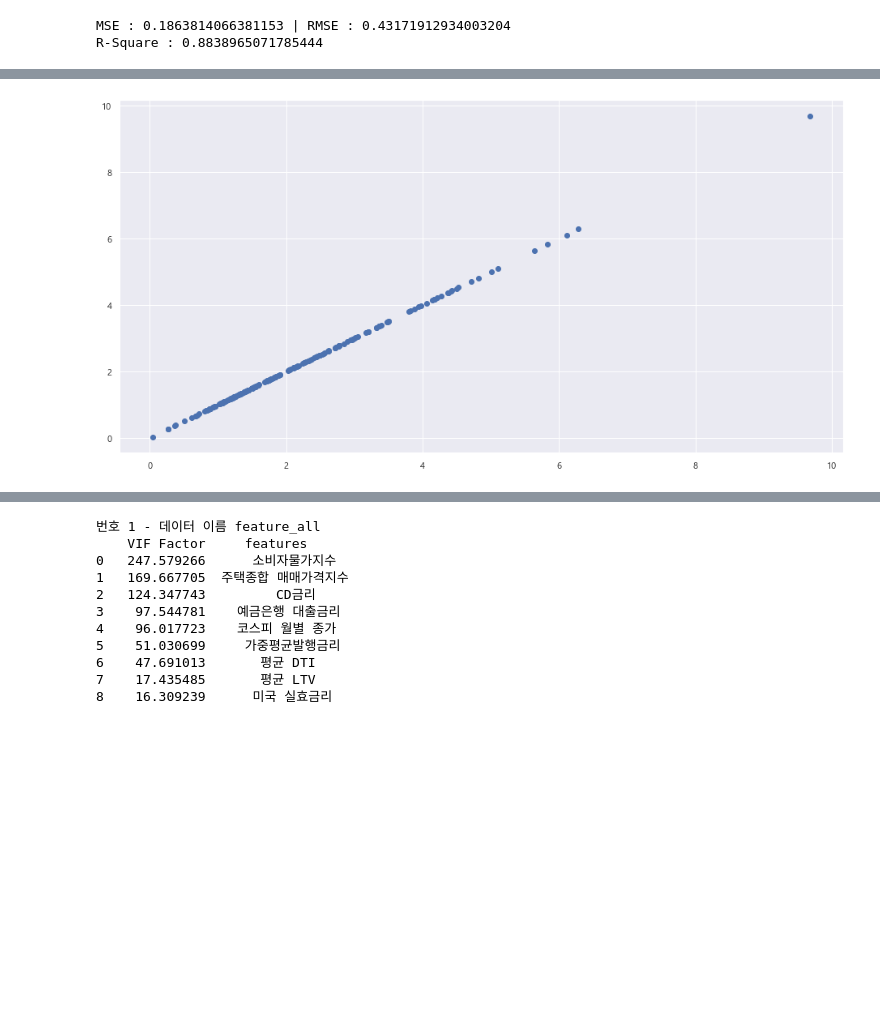
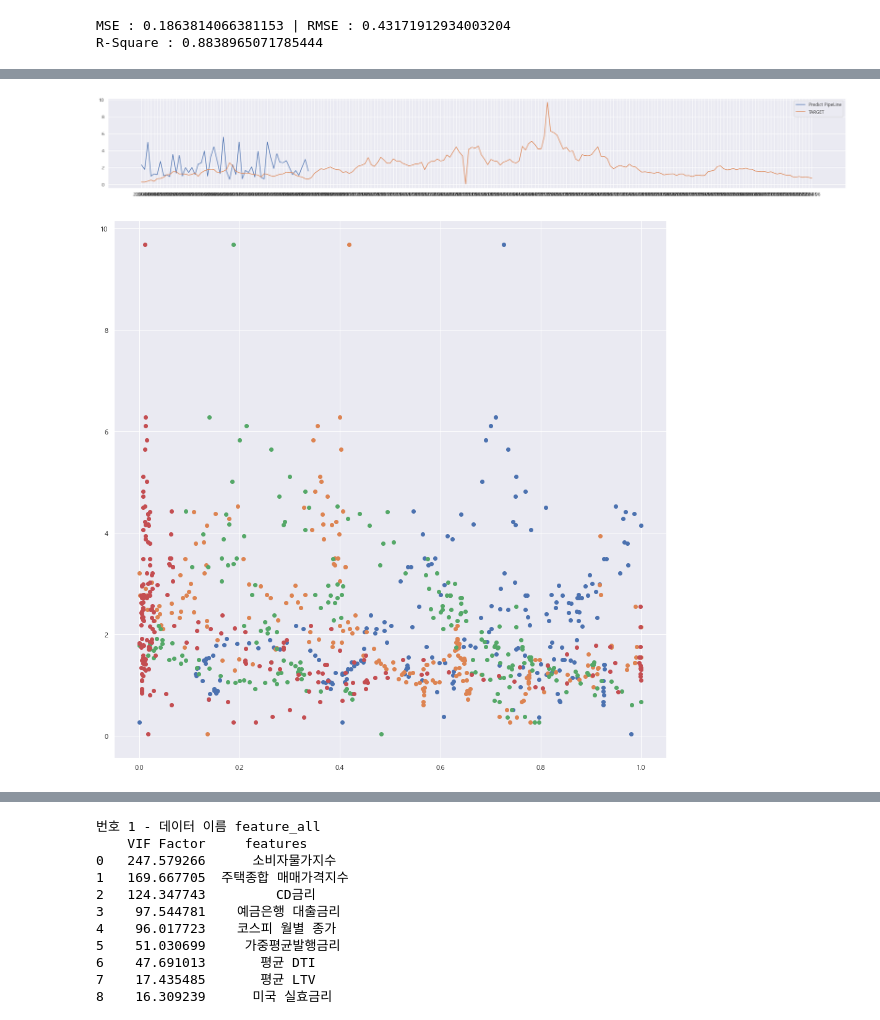
Before and after one commit to pelllzz/ubion4_project1, a Jupyter notebook: code/analysis.ipynb, the cells around one changed output, grey strips where cells are left out. Saved outputs shown, nothing was run; the diff lists cells and outputs as text; code cells hidden in the pictures; blank space fills up the shorter version.

```diff
--- a/code/analysis.ipynb
+++ b/code/analysis.ipynb
@@ -986,10 +1038,17 @@ R-Square : 0.8838965071785444
+# %%
+plt.figure(figsize=(32,4))
+plt.plot(pipe_preds, label="Predict PipeLine")
+#plt.plot(y_best_test, label="BEST TEST")
+plt.plot(target, label="TARGET")
+plt.legend(loc='best')
+plt.show()
+# %% [output]
+[figure, added]
 # %%
-plt.figure(figsize=(16,8))
-#plt.scatter(feature_data_best, target)
-plt.scatter(target, target, label='예금은행 대출금리')
-#plt.scatter(feature_data_best['미국 실효금리'], target, label='미국 실효금리')
-#plt.scatter(feature_data_best['평균 DTI'], target, label='평균 DTI')
-#plt.scatter(feature_data_best['평균 LTV'], target, label='평균 LTV')
+plt.scatter(feature_data_best['평균 DTI'], target)
+plt.scatter(feature_data_best['평균 LTV'], target)
+plt.scatter(feature_data_best['예금은행 대출금리'], target)
+plt.scatter(feature_data_best['미국 실효금리'], target)
 plt.show()
 # %% [output]
-[figure, old version]
+[figure, new version]
```
Also changed, not shown: parts of 12 cells of this notebook.
